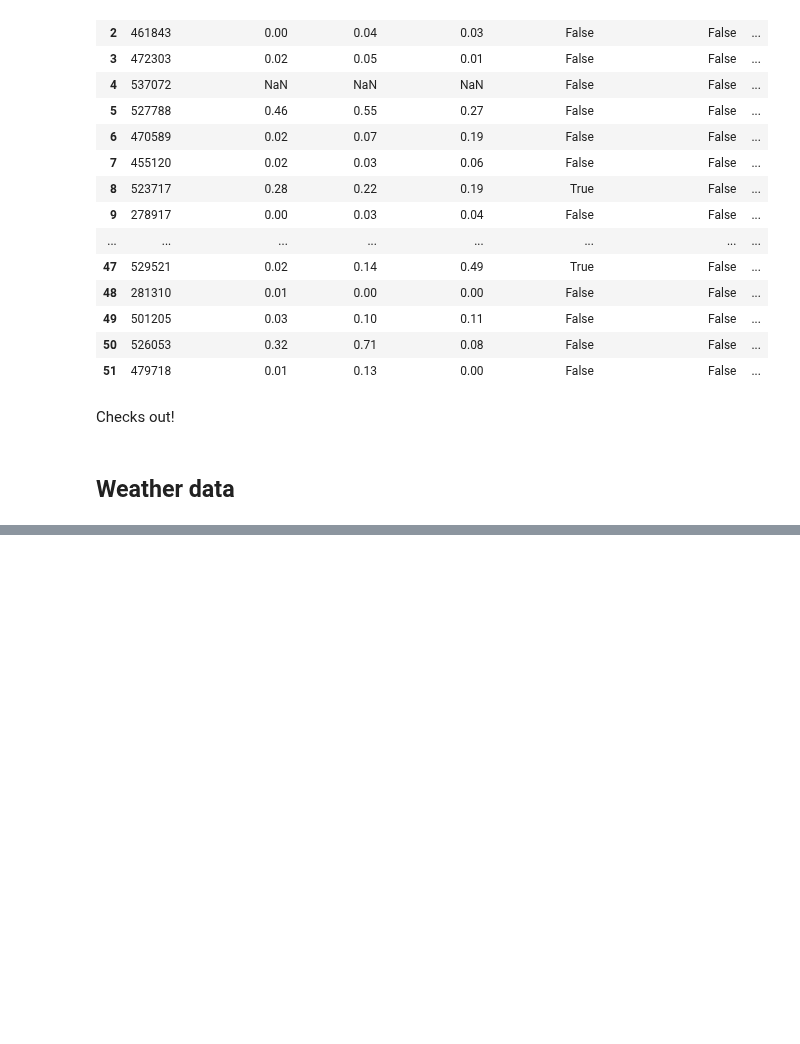
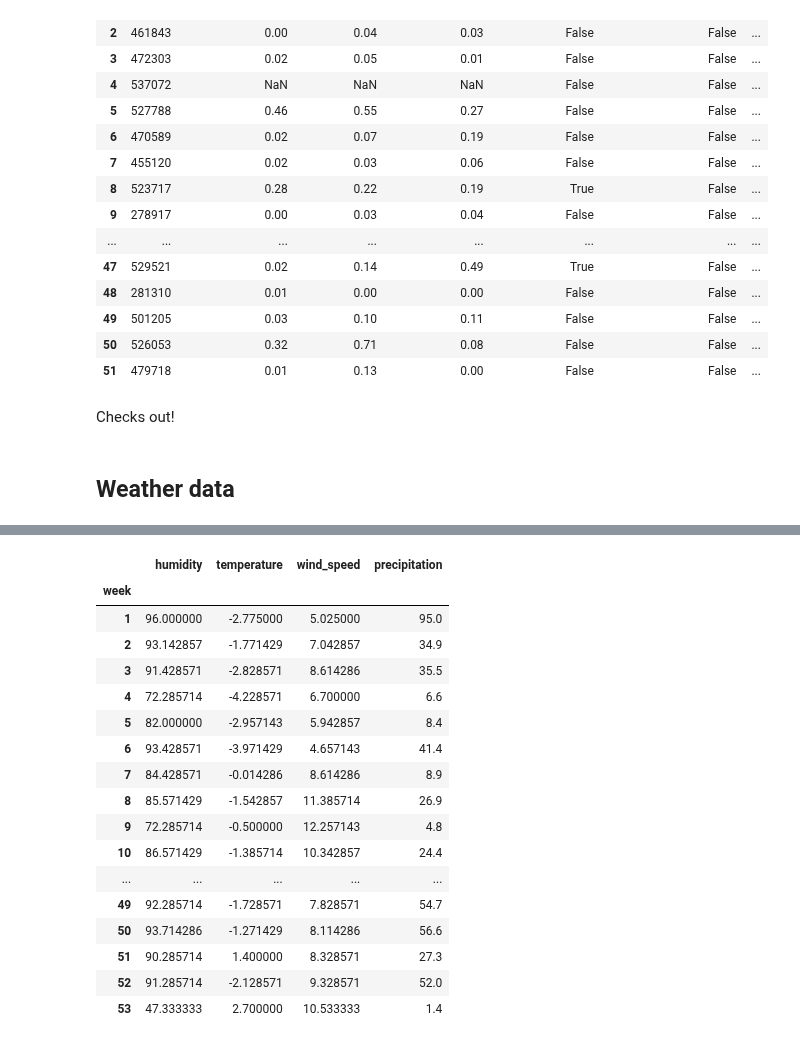
Before and after one commit to erlendrisvik/Compulsories, a Jupyter notebook: CA4/CA4/data_handler_nbook.ipynb, the cells around one changed output, grey strips where cells are left out. Saved outputs shown, nothing was run; the diff lists cells and outputs as text; code cells hidden in the pictures; blank space fills up the shorter version.

```diff
--- a/CA4/CA4/data_handler_nbook.ipynb
+++ b/CA4/CA4/data_handler_nbook.ipynb
@@ -433,0 +616,44 @@ a, b
+# %%
+def convert_to_weekly_data(weather_data):
+    weather_data['date'] = pd.to_datetime(weather_data['date'])
+    weather_data['week'] = weather_data['date'].dt.isocalendar().week
+
+    # create the weekly_weather_data_mean DataFrame where we aggregate by weekly means
+    weekly_weather_data_mean = pd.DataFrame()
+    weekly_weather_data_mean['week'] = weather_data['week']
+    weekly_weather_data_mean['humidity'] = weather_data['humidity']
+    weekly_weather_data_mean['temperature'] = weather_data['temperature']
+    weekly_weather_data_mean['wind_speed'] = weather_data['wind_speed']
+    weekly_weather_data_mean = weekly_weather_data_mean.groupby('week').mean()
+
+    # same for precipitation, but we use weekly sum
+    weekly_weather_data_sum = pd.DataFrame()
+    weekly_weather_data_sum['week'] = weather_data['week']
+    weekly_weather_data_sum['precipitation'] = weather_data['precipitation']
+    weekly_weather_data_sum = weekly_weather_data_sum.groupby('week').sum()
+
+    # merging the two dataframes
+    weekly_weather_data = pd.merge(weekly_weather_data_mean, weekly_weather_data_sum, left_index=True, right_index=True)
+    return weekly_weather_data
+
+weekly_weather_data = convert_to_weekly_data(weather_data)
+weekly_weather_data
+# %% [output]
+|  | humidity | temperature | wind_speed | precipitation |
+| week |  |  |  |  |
+| 1 | 96.000000 | -2.775000 | 5.025000 | 95.0 |
+| 2 | 93.142857 | -1.771429 | 7.042857 | 34.9 |
+| 3 | 91.428571 | -2.828571 | 8.614286 | 35.5 |
+| 4 | 72.285714 | -4.228571 | 6.700000 | 6.6 |
+| 5 | 82.000000 | -2.957143 | 5.942857 | 8.4 |
+| 6 | 93.428571 | -3.971429 | 4.657143 | 41.4 |
+| 7 | 84.428571 | -0.014286 | 8.614286 | 8.9 |
+| 8 | 85.571429 | -1.542857 | 11.385714 | 26.9 |
+| 9 | 72.285714 | -0.500000 | 12.257143 | 4.8 |
+| 10 | 86.571429 | -1.385714 | 10.342857 | 24.4 |
+| ... | ... | ... | ... | ... |
+| 49 | 92.285714 | -1.728571 | 7.828571 | 54.7 |
+| 50 | 93.714286 | -1.271429 | 8.114286 | 56.6 |
+| 51 | 90.285714 | 1.400000 | 8.328571 | 27.3 |
+| 52 | 91.285714 | -2.128571 | 9.328571 | 52.0 |
+| 53 | 47.333333 | 2.700000 | 10.533333 | 1.4 |
```
Also changed, not shown: parts of 6 cells of this notebook.
